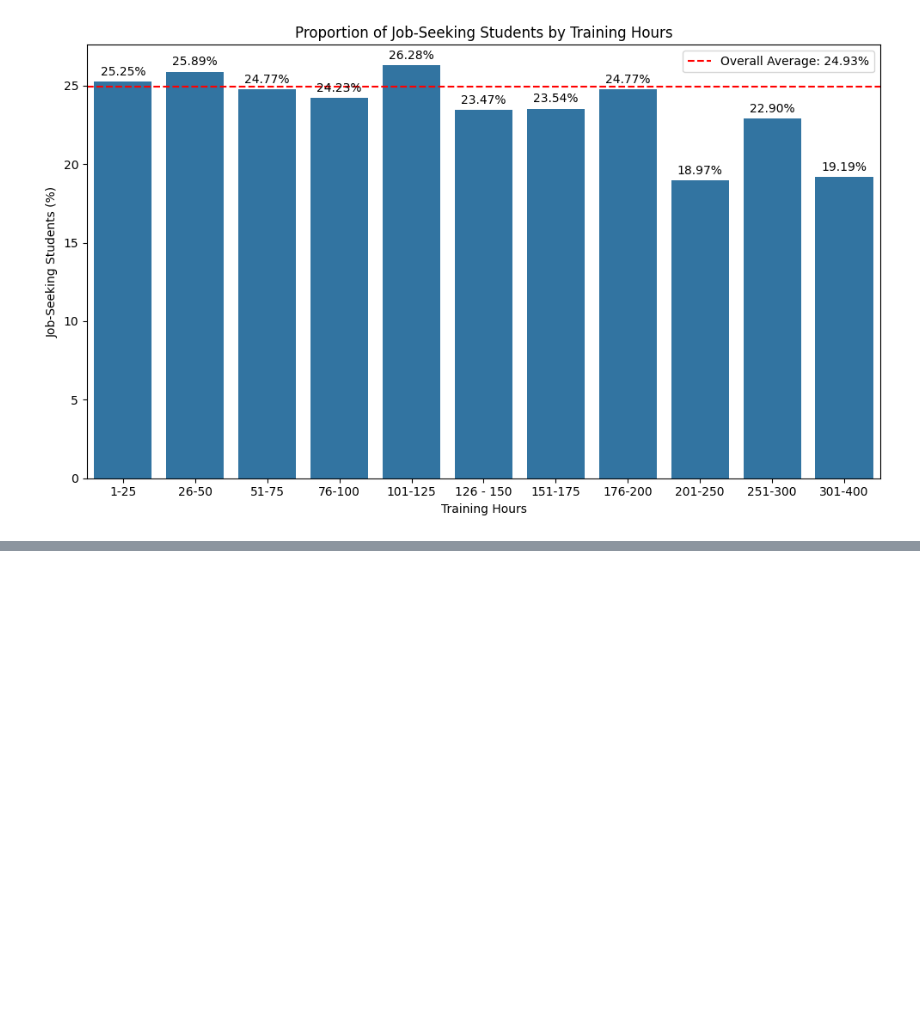
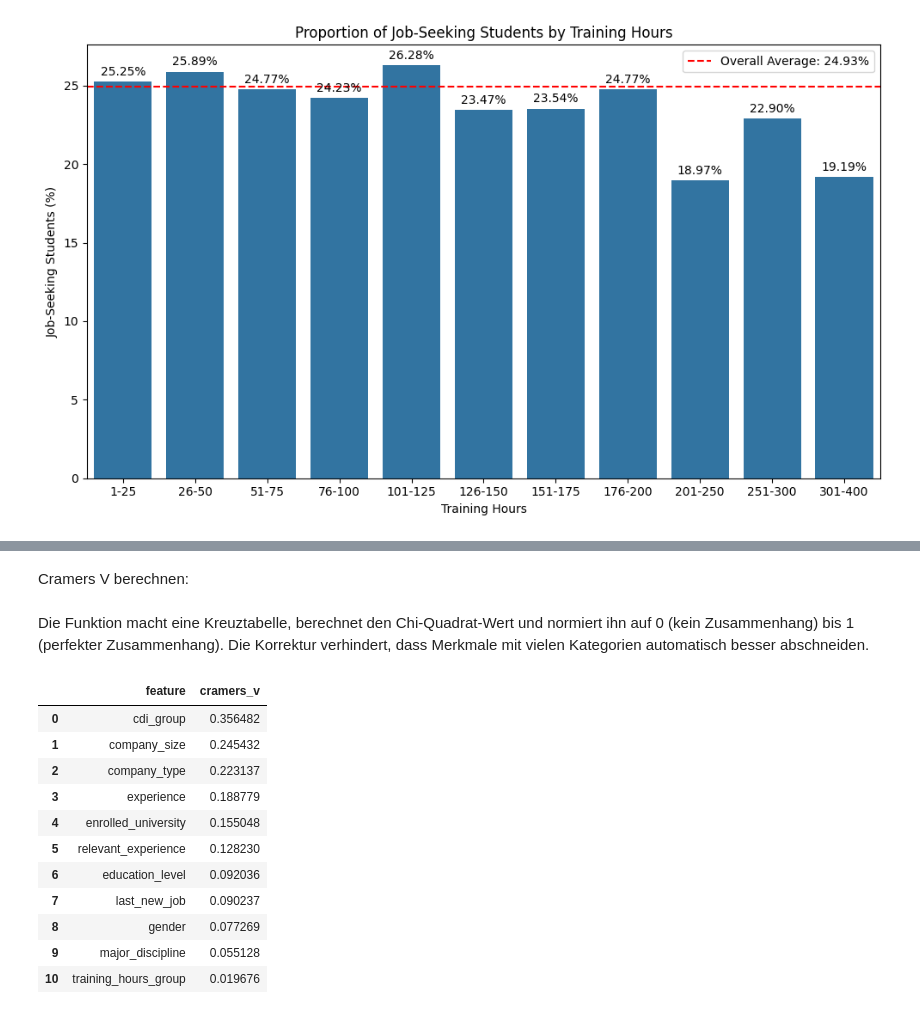
Before and after one commit to Lyxxrn/Data-Science, a Jupyter notebook: week 2/aq_analysis.ipynb, the cells around one changed output, grey strips where cells are left out. Drawn from its saved outputs; the diff is of its cells as text; code cells hidden in the pictures; blank space fills up the shorter version.

```diff
--- a/week 2/aq_analysis.ipynb
+++ b/week 2/aq_analysis.ipynb
@@ -244,0 +263,4 @@ plt.show()
+# %%
+# Arbeitskopie erstellen ohne city_xyz und student_id (sind Variablen die nciht in den job change hineinspielen)
+# student_id ist nur eine ID, city wird durch city_development_index abgedeckt
+data = df3.drop(columns=["student_id", "city"]).copy()
@@ -244,0 +350,42 @@ plt.show()
+# %% [markdown]
+Cramers V berechnen:
+# %%
+def cramers_v(x, y):
+    """Bias-korrigiertes Cramér's V zwischen zwei kategorischen Variablen."""
+    table = pd.crosstab(x.astype(str), y.astype(str))
+    chi2 = chi2_contingency(table, correction=False)[0]
+    n = table.values.sum()
+    r, k = table.shape
+
+    phi2 = chi2 / n
+    phi2_corr = max(0, phi2 - (k - 1) * (r - 1) / (n - 1))
+    r_corr = r - (r - 1) ** 2 / (n - 1)
+    k_corr = k - (k - 1) ** 2 / (n - 1)
+
+    denom = min(k_corr - 1, r_corr - 1)
+    return np.sqrt(phi2_corr / denom) if denom > 0 else np.nan
+# %% [markdown]
+Die Funktion macht eine Kreuztabelle, berechnet den Chi-Quadrat-Wert und normiert ihn auf 0 (kein Zusammenhang) bis 1 (perfekter Zusammenhang). Die Korrektur verhindert, dass Merkmale mit vielen Kategorien automatisch besser abschneiden.
+# %%
+features = [col for col in data.columns if col != "job_change"]
+
+ranking = pd.DataFrame({
+    "feature": features,
+    "cramers_v": [cramers_v(data[col], data["job_change"]) for col in features]
+})
+
+ranking = ranking.sort_values("cramers_v", ascending=False).reset_index(drop=True)
+ranking
+# %% [output]
+|  | feature | cramers_v |
+| 0 | cdi_group | 0.356482 |
+| 1 | company_size | 0.245432 |
+| 2 | company_type | 0.223137 |
+| 3 | experience | 0.188779 |
+| 4 | enrolled_university | 0.155048 |
+| 5 | relevant_experience | 0.128230 |
+| 6 | education_level | 0.092036 |
+| 7 | last_new_job | 0.090237 |
+| 8 | gender | 0.077269 |
+| 9 | major_discipline | 0.055128 |
+| 10 | training_hours_group | 0.019676 |
```
Also changed, not shown: parts of 11 cells of this notebook.
